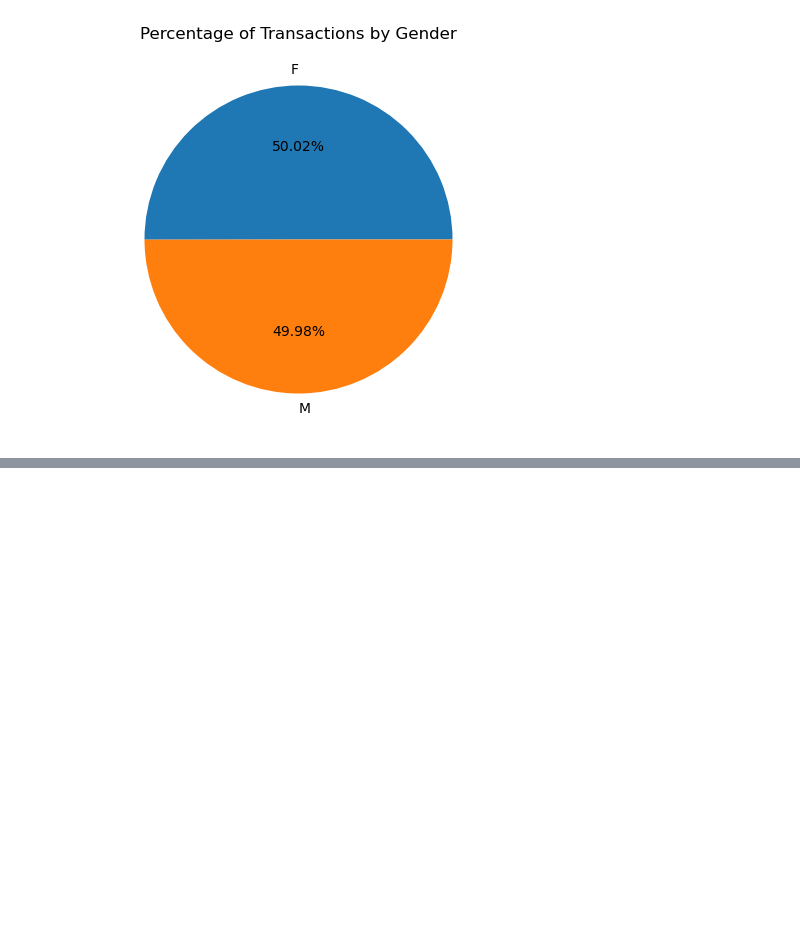
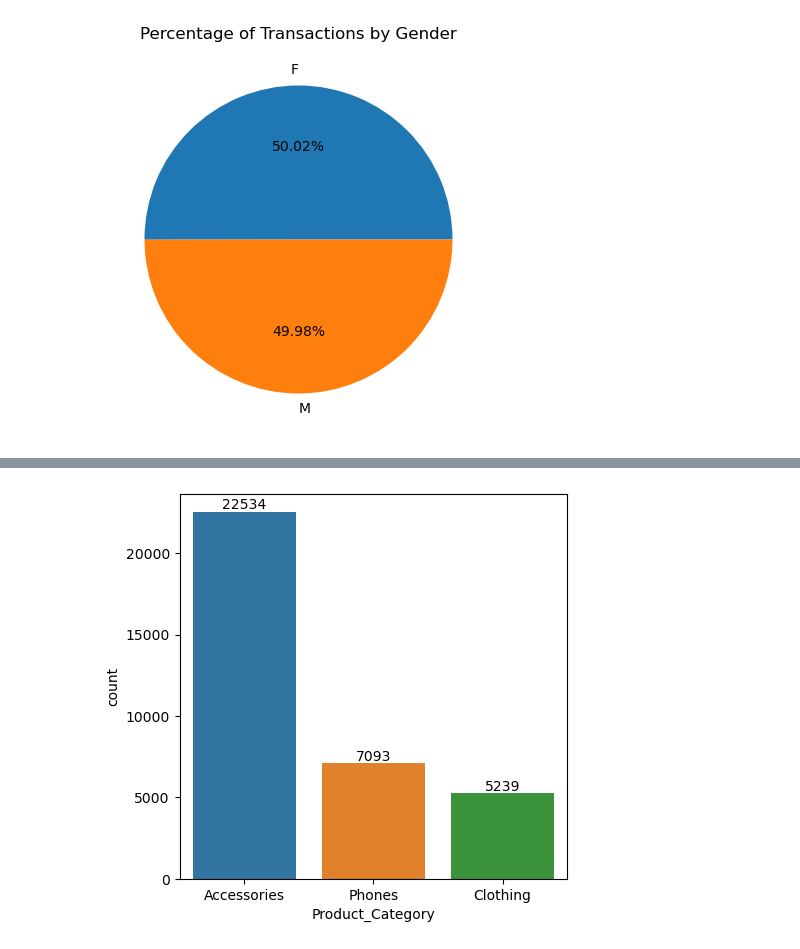
Before and after one commit to chemutai254/ML_Projects, a Jupyter notebook: EDA/Dune_Sales_Analysis.ipynb, the cells around one changed output, grey strips where cells are left out. Cells and saved outputs as stored; diff of their text form; code cells hidden in the pictures; blank space fills up the shorter version.

```diff
--- a/EDA/Dune_Sales_Analysis.ipynb
+++ b/EDA/Dune_Sales_Analysis.ipynb
@@ -332,0 +351,8 @@ sns.countplot()
+# %%
+# Product Category
+plt.figure(figsize=(5,5))
+pc = sns.countplot(x=df["Product_Category"], order=df["Product_Category"].value_counts(ascending=False).index);
+pcvalues = df["Product_Category"].value_counts(ascending=False).values
+pc.bar_label(container=pc.containers[0], labels=pcvalues);
+# %% [output]
+[figure, added]
```
Also changed, not shown: parts of 23 cells of this notebook.
